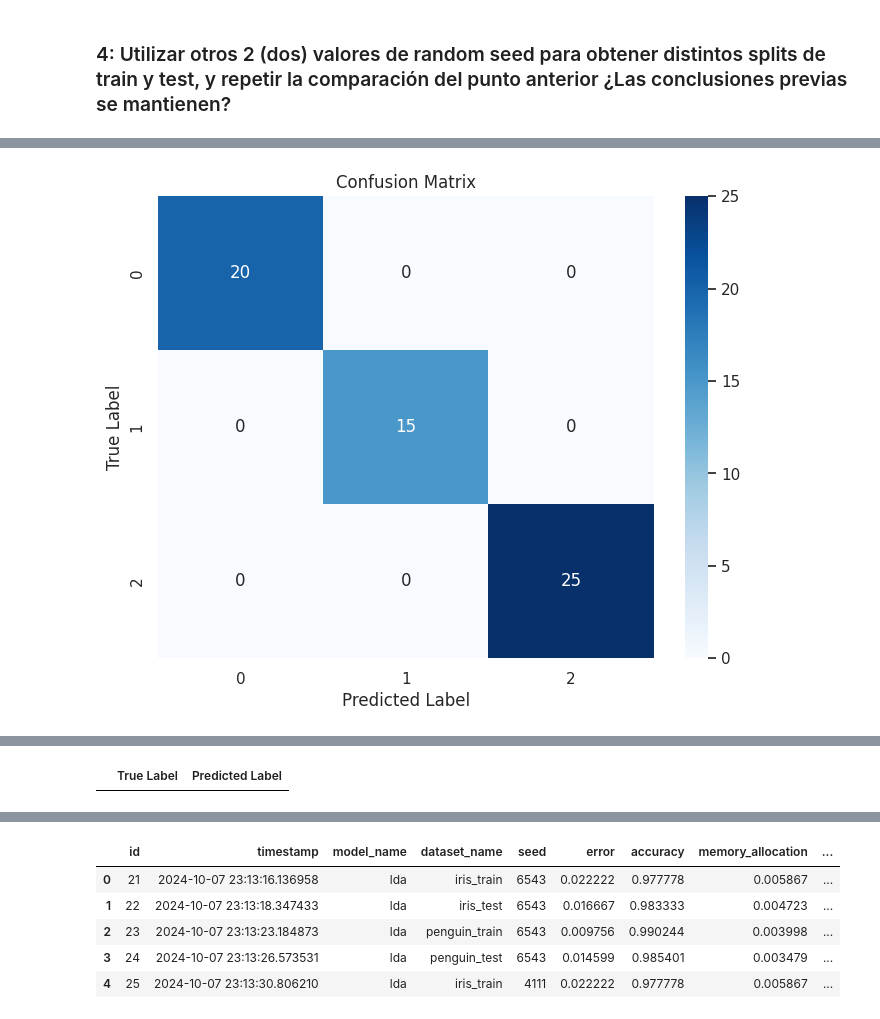
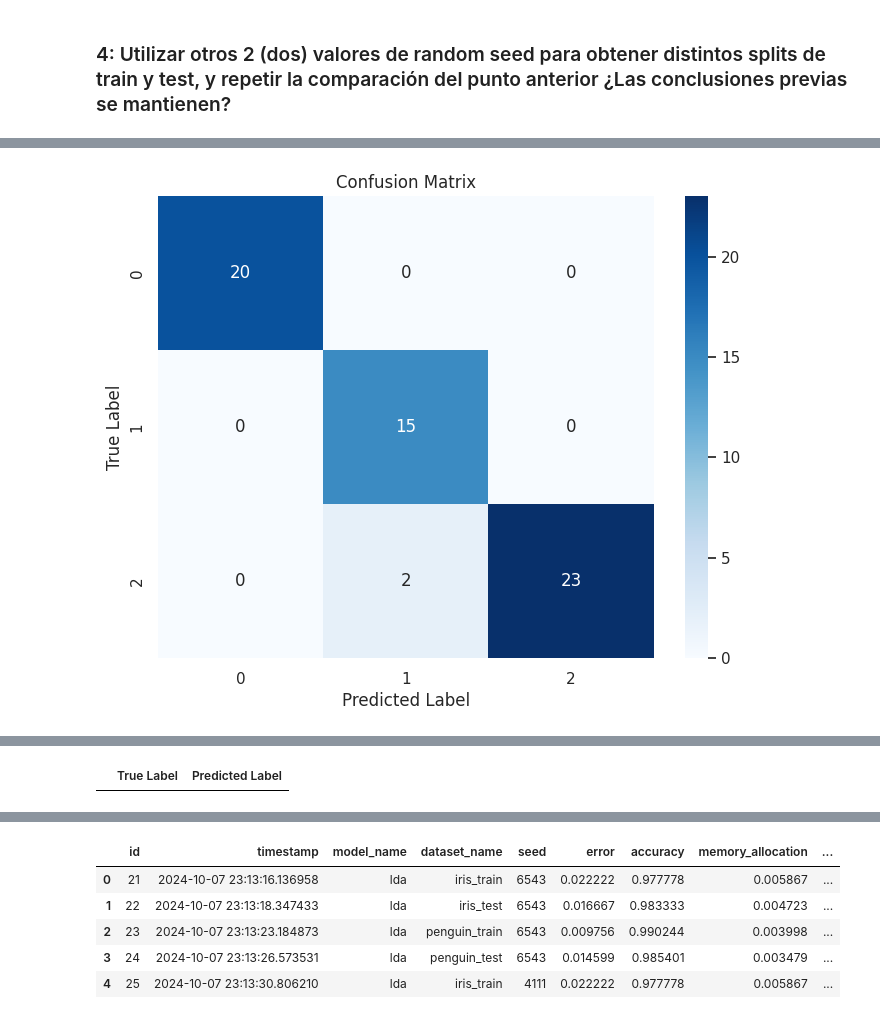
Before and after one commit to FIUBA-CEIA-18Co2024/AMIA-TP3, a Jupyter notebook: notebook.ipynb, the cells around one changed output, grey strips where cells are left out. Saved outputs shown, nothing was run; the diff lists cells and outputs as text; code cells hidden in the pictures.

```diff
--- a/notebook.ipynb
+++ b/notebook.ipynb
@@ -353,6 +360,7 @@ $$\log{f_j(x)} = -\frac{1}{2}\log |\Sigma_j^{-1}| - \frac{1}{2} (x-\mu_j)^T \Sig
 #### QDA
 # %%
 class QDA(BaseBayesianClassifier):
+  name = "qda"
 
   def _fit_params(self, X, y):
     # estimate each covariance matrix
@@ -425,6 +433,8 @@ class FasterQDA(TensorizedQDA):
 #### LDA
 # %%
 class LDA(BaseBayesianClassifier):
+    name = "lda"
+
     def _fit_params(self, X, y):
         n_features, n_samples = X.shape
         n_classes = len(self.encoder.names)
@@ -1295,55 +1255,56 @@ plt.legend(fontsize=8)
 ### 4: Utilizar otros 2 (dos) valores de random seed para obtener distintos splits de train y test, y repetir la comparación del punto anterior ¿Las conclusiones previas se mantienen?
 # %%
 seed_list = [RNG_SEED_2, RNG_SEED_3]
+models_list = [qda, lda]
 
 for seed_item in seed_list:
-    print(f'Repeating analysis for seed: {seed_item}')
-    train_x_iris, train_y_iris, test_x_iris, test_y_iris = split_transpose(X_full_iris, y_full_iris, TEST_SIZE, seed_item)
-    train_x_penguin, train_y_penguin, test_x_penguin, test_y_penguin = split_transpose(X_full_penguin, y_full_penguin, TEST_SIZE, seed_item)
+    for model_item in models_list:
+        print(f"Running for {model_item.name} and seed {seed_item}")
 
-    print("### IRIS DATASET ###")
-    lda.fit(train_x_iris, train_y_iris)
-    train_acc = accuracy(train_y_iris, lda.predict(train_x_iris))
-    test_acc = accuracy(test_y_iris, lda.predict(test_x_iris))
-    print(f"Train (apparent) error is {1-train_acc:.4f} while test error is {1-test_acc:.4f}")
+        train_x_iris, train_y_iris, test_x_iris, test_y_iris = split_transpose(X_full_iris, y_full_iris, TEST_SIZE, seed_item)
+        train_x_penguin, train_y_penguin, test_x_penguin, test_y_penguin = split_transpose(X_full_penguin, y_full_penguin, TEST_SIZE, seed_item)
 
-    # Model: LDA - Dataset: IRIS - SPLIT: Train - A PRIORI: None
-    model_name="lda"
-    dataset_name="iris_train"
-    seed=seed_item
-    number=1
+        print("### IRIS DATASET ###")
+        model_item.fit(train_x_iris, train_y_iris)
+        train_acc = accuracy(train_y_iris, model_item.predict(train_x_iris))
+        test_acc = accuracy(test_y_iris, model_item.predict(test_x_iris))
+        print(f"Train (apparent) error is {1-train_acc:.4f} while test error is {1-test_acc:.4f}")
 
-    silence = dispatcher(perdict_method=lda.predict,
-               dataset_x=train_x_iris,
-               dataset_y=train_y_iris,
-               model_name=model_name,
-               dataset_name=dataset_name,
-               seed=seed,
-               number=number,
-               repeat=repeat
-            )
+        model_name=model_item.name
+        dataset_name="iris_train"
+        seed=seed_item
+        number=1
 
-    # Model: LDA - Dataset: IRIS - SPLIT: Test - A PRIORI: None
-    dataset_name="iris_test"
+        silence = dispatcher(perdict_method=model_item.predict,
+                   dataset_x=train_x_iris,
+                   dataset_y=train_y_iris,
+                   model_name=model_name,
+                   dataset_name=dataset_name,
+                   seed=seed,
+                   number=number,
+                   repeat=repeat
+                )
 
-    silence = dispatcher(perdict_method=lda.predict,
-               dataset_x=test_x_iris,
-               dataset_y=test_y_iris,
-               model_name=model_name,
-               dataset_name=dataset_name,
-               seed=seed,
-               number=number,
-               repeat=repeat
-            )
+        dataset_name="iris_test"
 
-    # CONFUSION MATRIX
-    test_y_flatten = test_y_iris.flatten()
-    test_x_flatten = lda.predict(test_x_iris).flatten()
+        silence = dispatcher(perdict_method=model_item.predict,
+                   dataset_x=test_x_iris,
+                   dataset_y=test_y_iris,
+                   model_name=model_name,
+                   dataset_name=dataset_name,
+                   seed=seed,
+                   number=number,
+                   repeat=repeat
+                )
 
-    df_compare = pd.DataFrame({'True Label': test_y_flatten, 'Predicted Label': test_x_flatten})
-    display(df_compare[df_compare['True Label'] != df_compare['Predicted Label']])
+        # CONFUSION MATRIX
+        test_y_flatten = test_y_iris.flatten()
+        test_x_flatten = model_item.predict(test_x_iris).flatten()
 
-    # Calcular la matriz de confusión
-    cm = confusion_matrix(test_y_flatten, test_x_flatten)
-    plot_confusion_matrix(cm=cm)
+        df_compare = pd.DataFrame({'True Label': test_y_flatten, 'Predicted Label': test_x_flatten})
+        display(df_compare[df_compare['True Label'] != df_compare['Predicted Label']])
+
+        # Calcular la matriz de confusión
+        cm = confusion_matrix(test_y_flatten, test_x_flatten)
+        plot_confusion_matrix(cm=cm)
 # %% [output]
@@ -1364 +1318 @@ Closing all connections...
-[figure, old version]
+[figure, new version]
```
Also changed, not shown: parts of 20 cells of this notebook.
